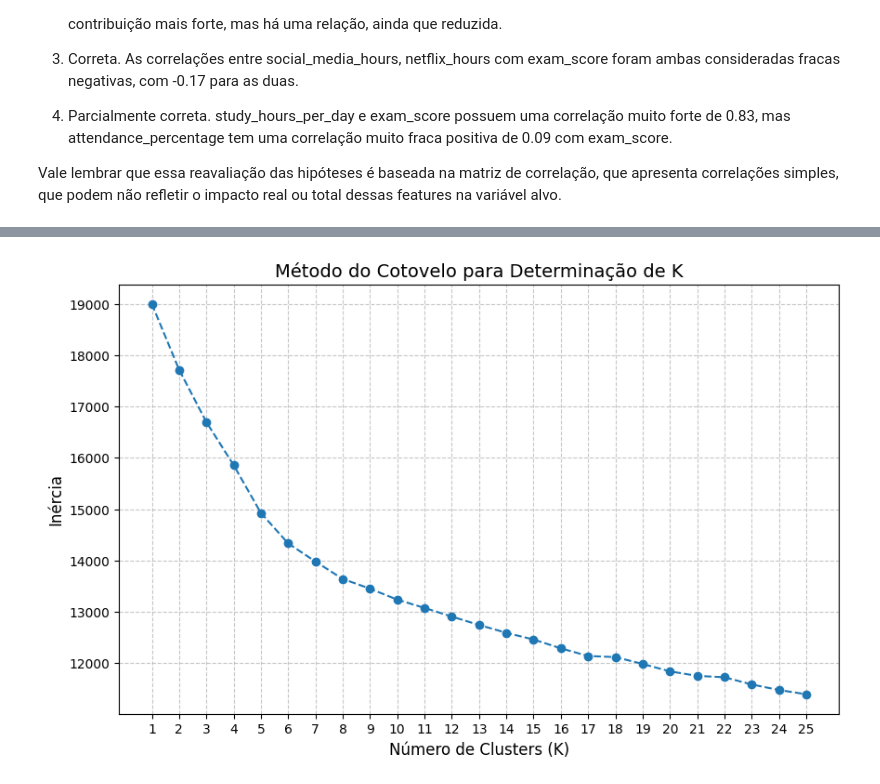
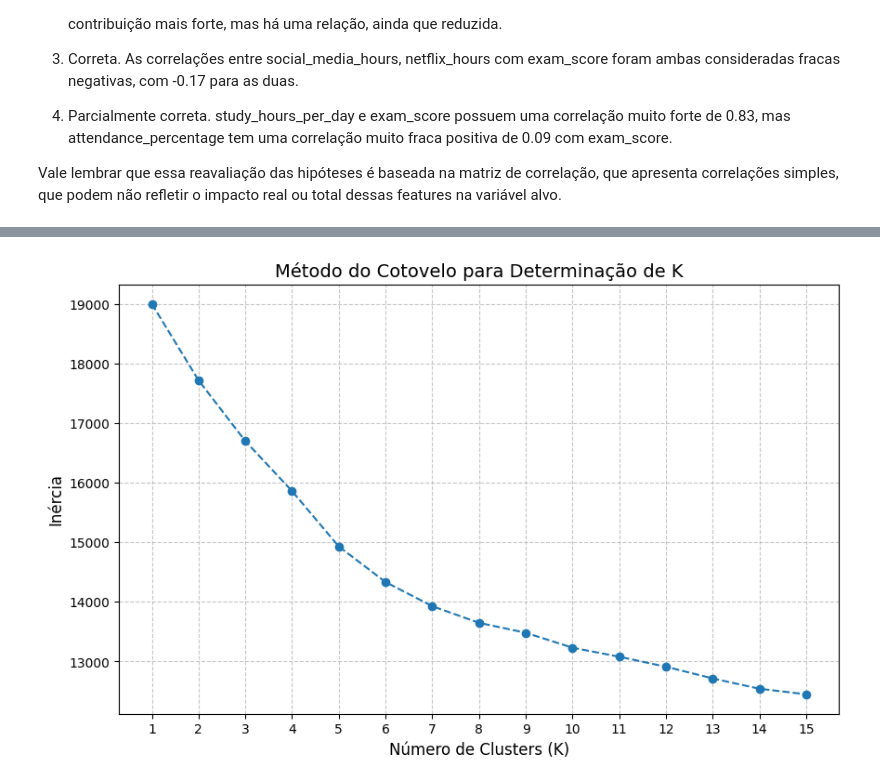
Before and after one commit to gibi177/CIS--PS, a Jupyter notebook: Modulo 2/Atividade Clustering/Atividade_Clustering.ipynb, the cells around one changed output, grey strips where cells are left out. Drawn from its saved outputs; the diff is of its cells as text; code cells hidden in the pictures.

Commit message:
fix: remove exam_score dos dados usados add: seção 5.2

```diff
--- a/Modulo 2/Atividade Clustering/Atividade_Clustering.ipynb
+++ b/Modulo 2/Atividade Clustering/Atividade_Clustering.ipynb
@@ -281,7 +299,7 @@ def prepare_data(df):
     # Colunas numéricas
     numeric_features = ['age', 'study_hours_per_day', 'social_media_hours',
                        'netflix_hours', 'attendance_percentage', 'sleep_hours',
-                       'exercise_frequency', 'mental_health_rating', 'exam_score']
+                       'exercise_frequency', 'mental_health_rating']
 
     # Aplicar one-hot encoding a todas as colunas categóricas
     df_encoded = pd.get_dummies(df, columns=categorical_cols, drop_first=True)
@@ -301,7 +319,7 @@ def calculate_inertia(X, centroids, labels):
     return np.sum((X - centroids[labels])**2)
 
 # Método do cotovelo corrigido
-def elbow_method(X, max_k=25):
+def elbow_method(X, max_k=15):
     """Calcula a inércia para diferentes valores de k com múltiplas inicializações"""
     inertias = []
     for k in range(1, max_k+1):
@@ -317,15 +335,15 @@ def elbow_method(X, max_k=25):
 # %%
 # Calcular inércias
 inertias = elbow_method(X_scaled)
 
 # Plotar o método do cotovelo melhorado
 plt.figure(figsize=(10, 6))
-plt.plot(range(1, 26), inertias, marker='o', linestyle='--')
+plt.plot(range(1, 16), inertias, marker='o',linestyle = '--')
 plt.xlabel('Número de Clusters (K)', fontsize=12)
 plt.ylabel('Inércia', fontsize=12)
 plt.title('Método do Cotovelo para Determinação de K', fontsize=14)
 plt.grid(True, linestyle='--', alpha=0.7)
-plt.xticks(range(1, 26))
+plt.xticks(range(1, 16))
 plt.show()
 # %% [output]
-[figure, old version]
+[figure, new version]
```
Also changed, not shown: parts of 10 cells of this notebook.
